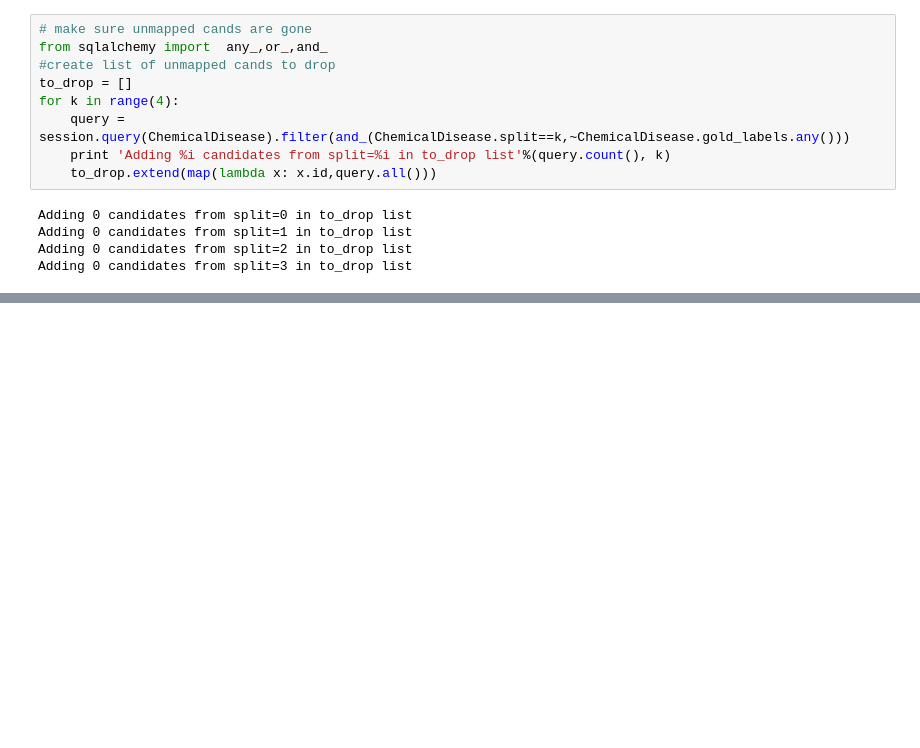
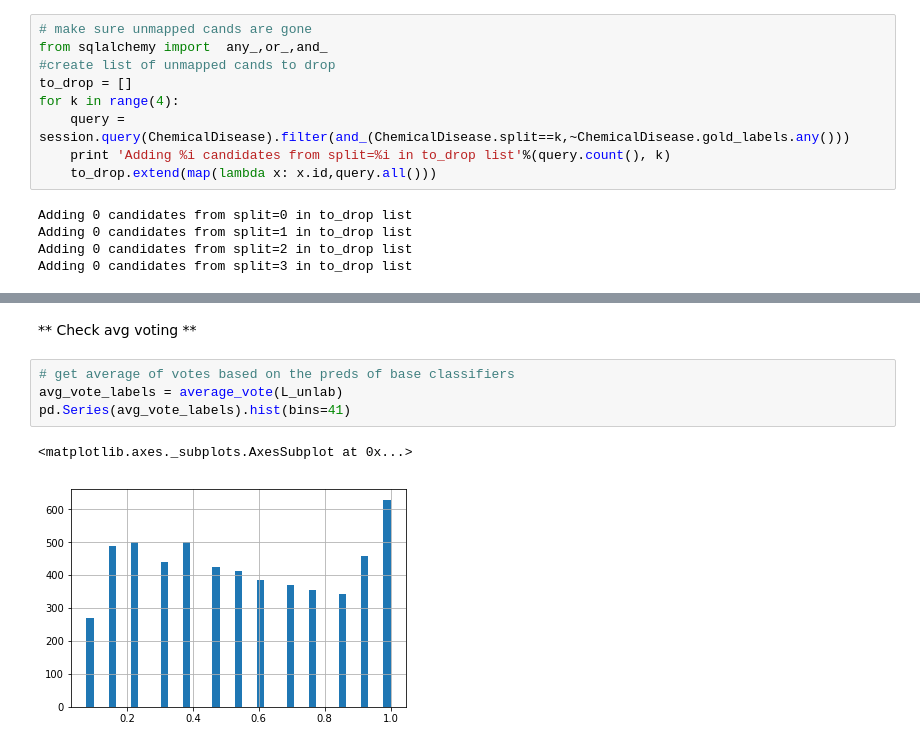
Before and after one commit to littlewine/snorkel-ml, a Jupyter notebook: my-code/CDR experiment.ipynb, the cells around one changed output, grey strips where cells are left out. Drawn from its saved outputs; the diff is of its cells as text; blank space fills up the shorter version.

```diff
--- a/my-code/CDR experiment.ipynb
+++ b/my-code/CDR experiment.ipynb
@@ -585,0 +729,9 @@ l
+# %% [markdown]
+** Check avg voting **
+# %%
+# get average of votes based on the preds of base classifiers
+avg_vote_labels = average_vote(L_unlab)
+pd.Series(avg_vote_labels).hist(bins=41)
+# %% [output]
+<matplotlib.axes._subplots.AxesSubplot at 0x...>
+[figure, added]
```
Also changed, not shown: parts of 60 cells of this notebook.
